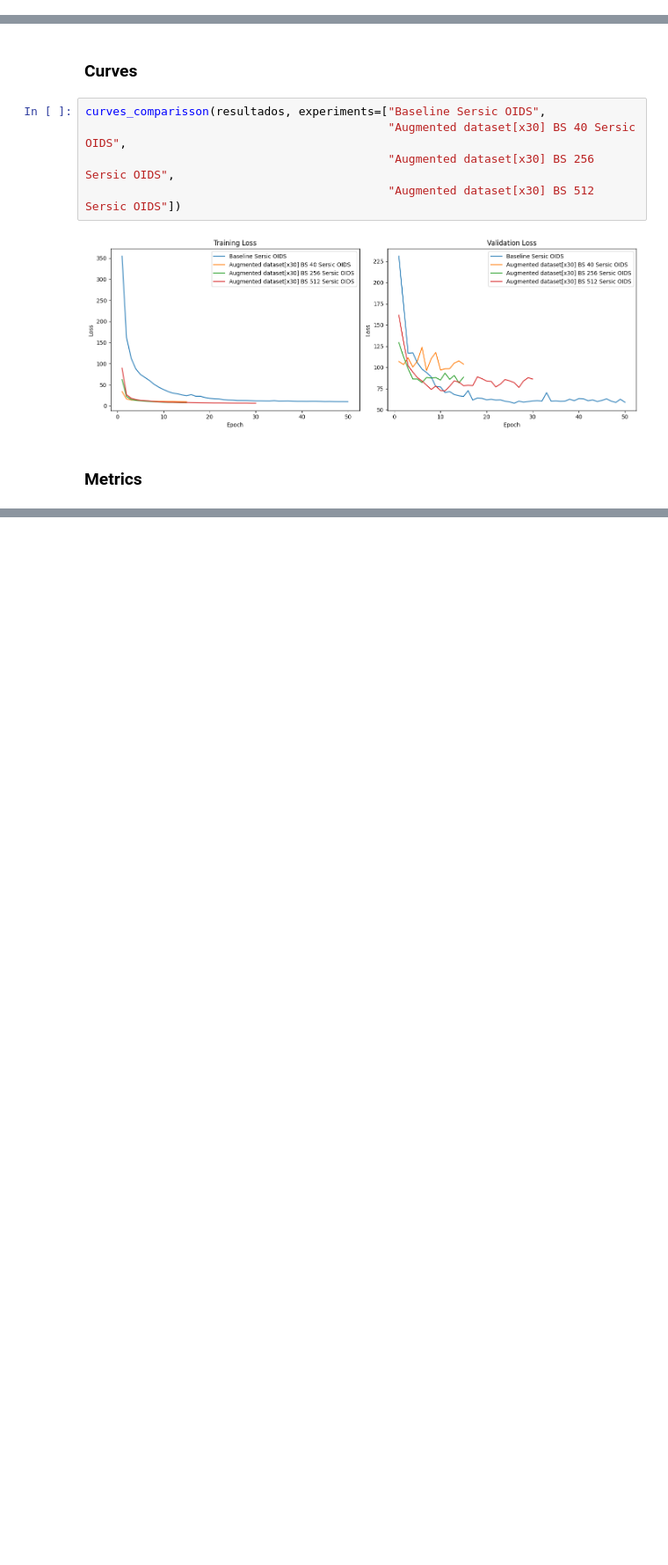
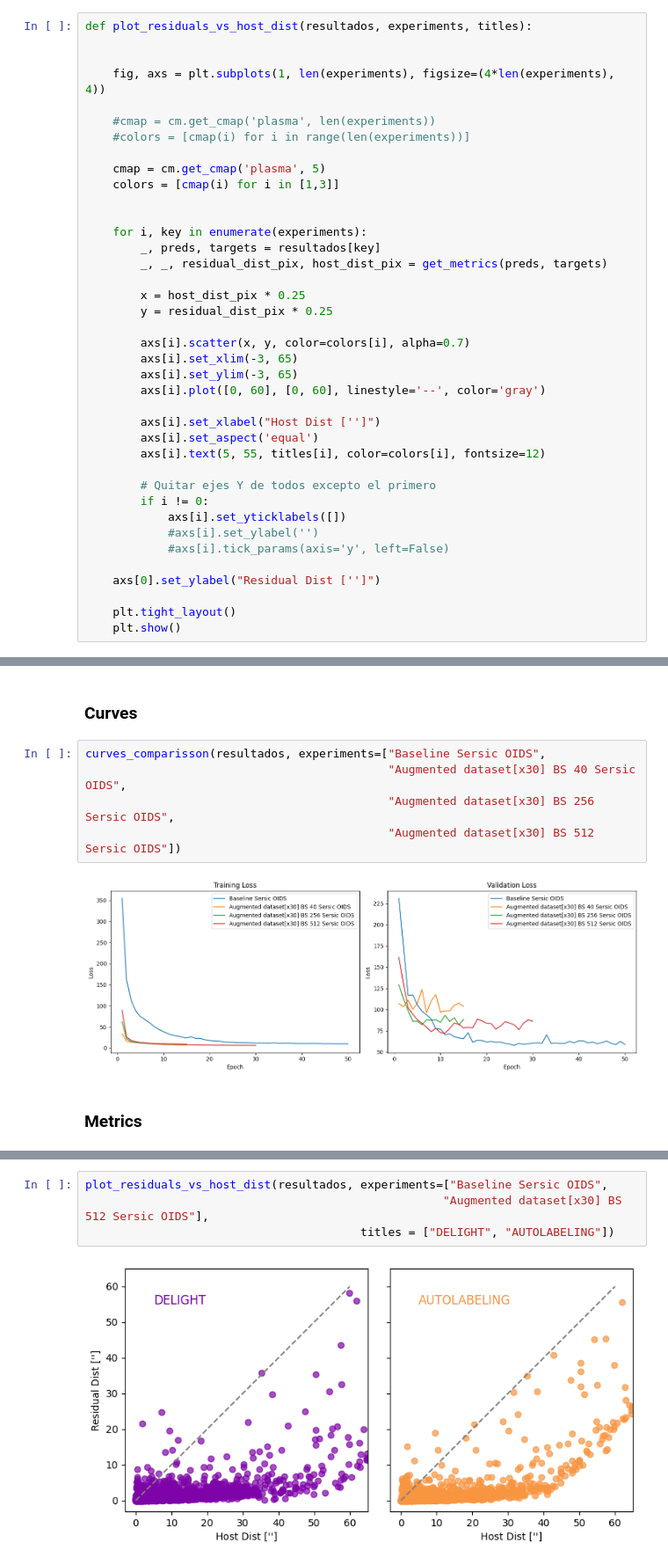
Before and after one commit to AlanMontanares/PRISM, a Jupyter notebook: notebooks/05.View_results.ipynb, the cells around one changed output, grey strips where cells are left out. Shown at 88% size. Saved outputs shown, nothing was run; the diff lists cells and outputs as text; blank space fills up the shorter version.

Commit message:
update: results and clean-up

```diff
--- a/notebooks/05.View_results.ipynb
+++ b/notebooks/05.View_results.ipynb
@@ -94,0 +195,39 @@ def get_mse_df_from_resultados(resultados):
+# %%
+def plot_residuals_vs_host_dist(resultados, experiments, titles):
+
+
+    fig, axs = plt.subplots(1, len(experiments), figsize=(4*len(experiments), 4))
+
+    #cmap = cm.get_cmap('plasma', len(experiments))
+    #colors = [cmap(i) for i in range(len(experiments))]
+
+    cmap = cm.get_cmap('plasma', 5)
+    colors = [cmap(i) for i in [1,3]]
+
+
+    for i, key in enumerate(experiments):
+        _, preds, targets = resultados[key]
+        _, _, residual_dist_pix, host_dist_pix = get_metrics(preds, targets)
+
+        x = host_dist_pix * 0.25
+        y = residual_dist_pix * 0.25
+
+        axs[i].scatter(x, y, color=colors[i], alpha=0.7)
+        axs[i].set_xlim(-3, 65)
+        axs[i].set_ylim(-3, 65)
+        axs[i].plot([0, 60], [0, 60], linestyle='--', color='gray')
+
+        axs[i].set_xlabel("Host Dist ['']")
+        axs[i].set_aspect('equal')
+        axs[i].text(5, 55, titles[i], color=colors[i], fontsize=12)
+
+        # Quitar ejes Y de todos excepto el primero
+        if i != 0:
+            axs[i].set_yticklabels([])
+            #axs[i].set_ylabel('')
+            #axs[i].tick_params(axis='y', left=False)
+
+    axs[0].set_ylabel("Residual Dist ['']")
+
+    plt.tight_layout()
+    plt.show()
@@ -113,3 +282,9 @@ df_metrics
 | Augmented dataset[x30] BS 40 Sers... | 135.822021 | 136.759933 | 130.763306 | 143.156296 | 130.518112 | 134.810745 | ... |
 | Augmented dataset[x30] BS 256 Ser... | 117.637283 | 117.566589 | 117.287109 | 120.868118 | 116.923035 | 120.276001 | ... |
 | Augmented dataset[x30] BS 512 Ser... | 101.975563 | 104.946831 | 105.954056 | 102.678101 | 102.743324 | 102.600227 | ... |
+# %%
+plot_residuals_vs_host_dist(resultados, experiments=["Baseline Sersic OIDS",
+                                                    "Augmented dataset[x30] BS 512 Sersic OIDS"],
+                                        titles = ["DELIGHT", "AUTOLABELING"])
+# %% [output]
+[figure, added]
```
Also changed, not shown: parts of 23 cells of this notebook, 5 other files.
